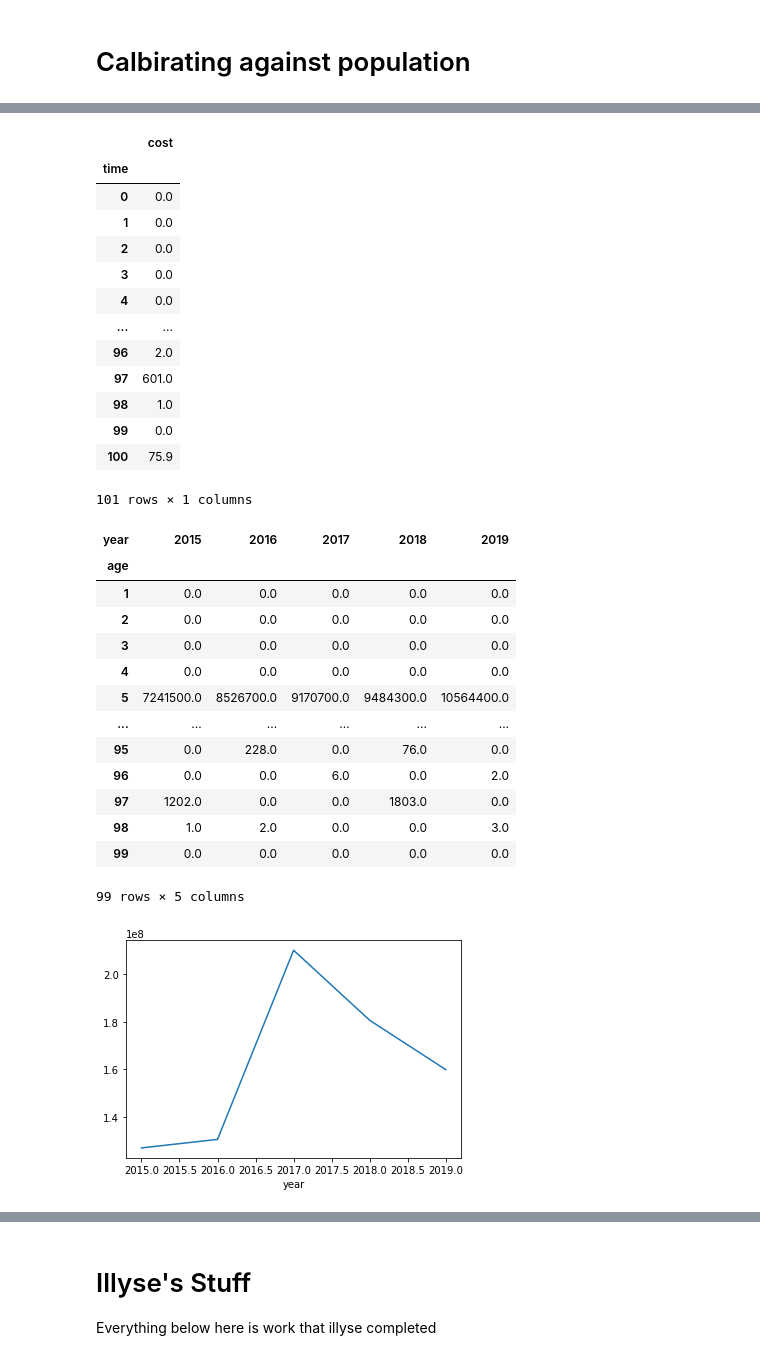
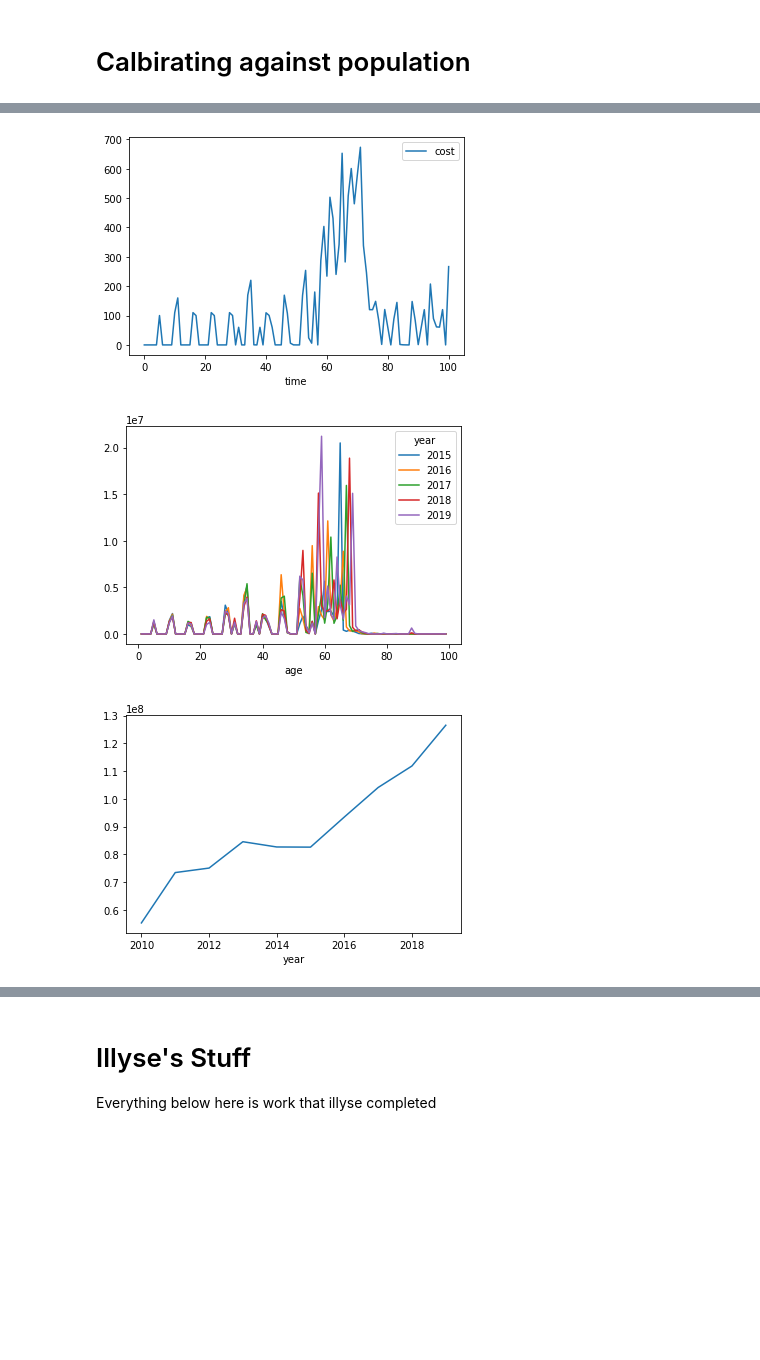
Before and after one commit to gavintreseder/pof, a Jupyter notebook: notebooks/component.ipynb, the cells around one changed output, grey strips where cells are left out. Cells and saved outputs as stored; diff of their text form; code cells hidden in the pictures; blank space fills up the shorter version.

```diff
--- a/notebooks/component.ipynb
+++ b/notebooks/component.ipynb
@@ -131,6 +117,6 @@ def get_forecast_age(df, start_year, end_year, current_year=None):
 
     return df_forecast
 # %%
-df_forecast = get_forecast_age(df=df_age, start_year = 2015, end_year = 2019, current_year = 2020)
-df_forecast
+df_forecast_age = get_forecast_age(df=df_age, start_year = 2015, end_year = 2019, current_year = 2020)
+df_forecast_age.plot();
 # %% [output]
@@ -152,41 +124,18 @@ df_forecast
 # %%
 df_age_cost = df_erc.groupby(by=['time'])[['cost']].sum()
-df_age_cost
+df_age_cost.plot();
 # %% [output]
-|  | cost |
-| time |  |
-| 0 | 0.0 |
-| 1 | 0.0 |
-| 2 | 0.0 |
-| 3 | 0.0 |
-| 4 | 0.0 |
-| ... | ... |
-| 96 | 2.0 |
-| 97 | 601.0 |
-| 98 | 1.0 |
-| 99 | 0.0 |
-| 100 | 75.9 |
-101 rows × 1 columns
+[figure, added]
 # %%
 df_cost = df_forecast['assets'].mul(df_age_cost.reindex(df_forecast.index).values, axis=1)
-df_cost
+df_cost.plot();
 # %% [output]
-| year | 2015 | 2016 | 2017 | 2018 | 2019 |
-| age |  |  |  |  |  |
-| 1 | 0.0 | 0.0 | 0.0 | 0.0 | 0.0 |
-| 2 | 0.0 | 0.0 | 0.0 | 0.0 | 0.0 |
-| 3 | 0.0 | 0.0 | 0.0 | 0.0 | 0.0 |
-| 4 | 0.0 | 0.0 | 0.0 | 0.0 | 0.0 |
-| 5 | 7241500.0 | 8526700.0 | 9170700.0 | 9484300.0 | 10564400.0 |
-| ... | ... | ... | ... | ... | ... |
-| 95 | 0.0 | 228.0 | 0.0 | 76.0 | 0.0 |
-| 96 | 0.0 | 0.0 | 6.0 | 0.0 | 2.0 |
-| 97 | 1202.0 | 0.0 | 0.0 | 1803.0 | 0.0 |
-| 98 | 1.0 | 2.0 | 0.0 | 0.0 | 3.0 |
-| 99 | 0.0 | 0.0 | 0.0 | 0.0 | 0.0 |
-99 rows × 5 columns
+[figure, added]
 # %%
-def get_cost_profile(df_forecast, df_erc):
+def get_cost_profile(df_age, df_erc, start_year, end_year, current_year=None):
+
+    # Get the age forecast
+    df_forecast_age = get_forecast_age(df=df_age, start_year = start_year, end_year = end_year, current_year = current_year)
 
     # Get the expected costs at each asset age
     df_age_cost = df_erc.groupby(by=['time'])[['cost']].sum()
@@ -196,7 +145,7 @@ def get_cost_profile(df_forecast, df_erc):
 
     return df_cost
 # %%
-df_cost = get_cost_profile(df_forecast, df_erc)
+df_cost = get_cost_profile(df_age, df_erc, 2010, 2019, 2020)
 df_cost.sum().plot();
 # %% [output]
-[figure, old version]
+[figure, new version]
```
Also changed, not shown: parts of 12 cells of this notebook, 3 other files.
